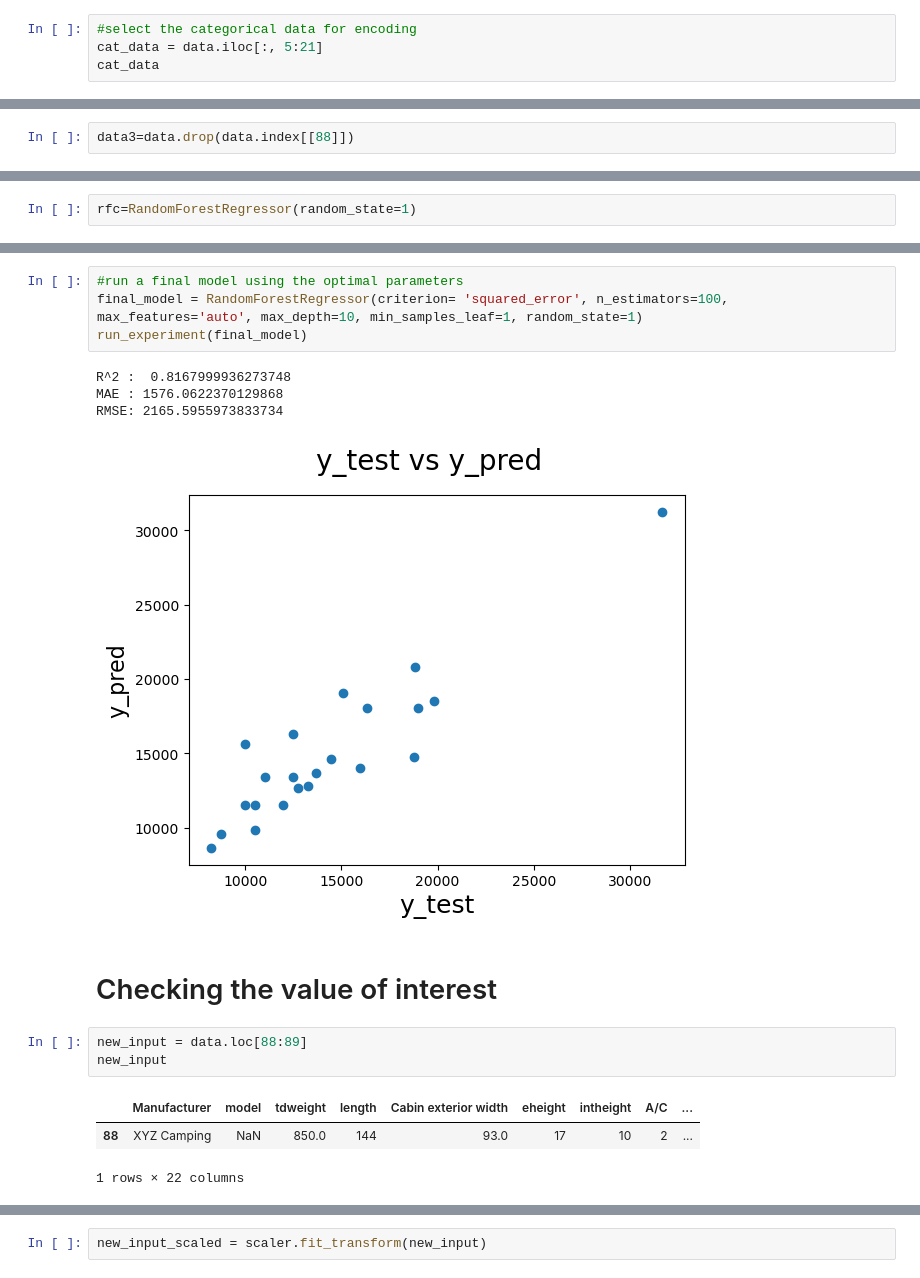
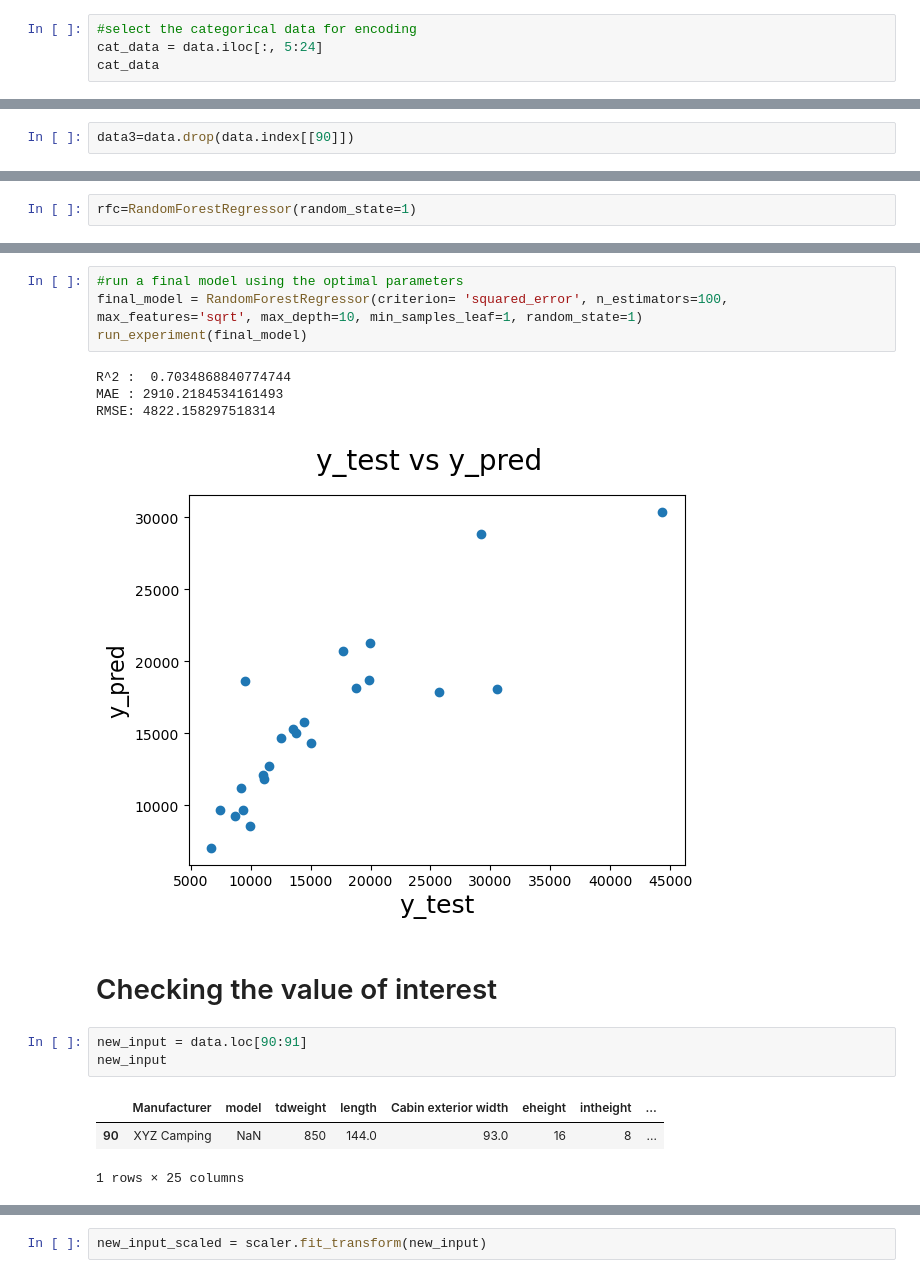
Before and after one commit to blue-quark/trailer_price_regression, a Jupyter notebook: trailer-price-regression.ipynb, the cells around one changed output, grey strips where cells are left out. Saved outputs shown, nothing was run; the diff lists cells and outputs as text.

```diff
--- a/trailer-price-regression.ipynb
+++ b/trailer-price-regression.ipynb
@@ -223,5 +223,5 @@ for c in ['A/C', 'Roof Rack', 'Rear Door', 'Rear Door Window', 'Spare Tire', 'Ca
 # %%
 #select the categorical data for encoding
-cat_data = data.iloc[:, 5:21]
+cat_data = data.iloc[:, 5:24]
 cat_data
 # %% [output]
@@ -489,7 +487,7 @@ g=sns.heatmap(data2[top_corr_features].corr(),annot=True,cmap="Spectral")
 # Feature Engineering
 This section is in progress while more feature data is collected.
 # %%
-data3=data.drop(data.index[[88]])
+data3=data.drop(data.index[[90]])
 # %%
 #removing everything with a negative correlation
 X = data3.drop(['price', 'Roof Rack', 'Driver Side Window', 'Driver Side Door', 'Passenger Side Door', 'Passenger Side Window', 'Manufacturer', 'model'],axis=1)
@@ -632,21 +626,21 @@ CV_rfc.best_params_
 # %%
 #run a final model using the optimal parameters
-final_model = RandomForestRegressor(criterion= 'squared_error', n_estimators=100, max_features='auto', max_depth=10, min_samples_leaf=1, random_state=1)
+final_model = RandomForestRegressor(criterion= 'squared_error', n_estimators=100, max_features='sqrt', max_depth=10, min_samples_leaf=1, random_state=1)
 run_experiment(final_model)
 # %% [output]
-R^2 :  0.8167999936273748
-MAE : 1576.0622370129868
-RMSE: 2165.5955973833734
+R^2 :  0.7034868840774744
+MAE : 2910.2184534161493
+RMSE: 4822.158297518314
-[figure, old version]
+[figure, new version]
 # %% [markdown]
 # Checking the value of interest
 # %%
-new_input = data.loc[88:89]
+new_input = data.loc[90:91]
 new_input
 # %% [output]
-|  | Manufacturer | model | tdweight | length | Cabin exterior width | eheight | intheight | A/C | ... |
-| 88 | XYZ Camping | NaN | 850.0 | 144 | 93.0 | 17 | 10 | 2 | ... |
+|  | Manufacturer | model | tdweight | length | Cabin exterior width | eheight | intheight | ... |
+| 90 | XYZ Camping | NaN | 850 | 144.0 | 93.0 | 16 | 8 | ... |
-1 rows × 22 columns
+1 rows × 25 columns
 # %%
 #drop the variable to be predicted
 new_input=new_input.drop(['price', 'Roof Rack', 'Driver Side Window', 'Driver Side Door', 'Passenger Side Door', 'Passenger Side Window', 'Manufacturer', 'model'],axis=1)
```
Also changed, not shown: parts of 42 cells of this notebook.
